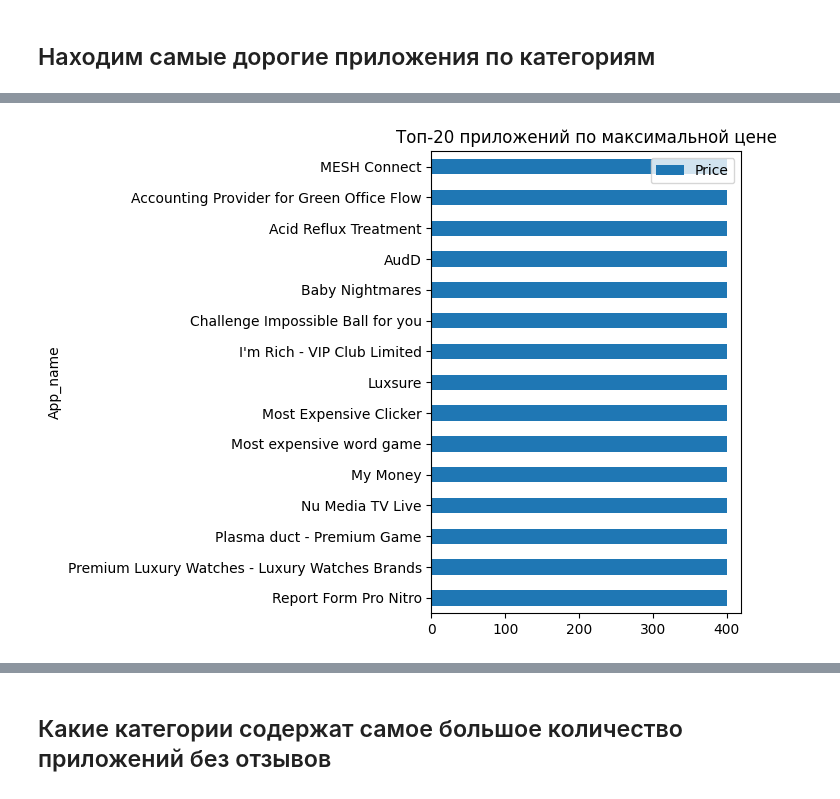
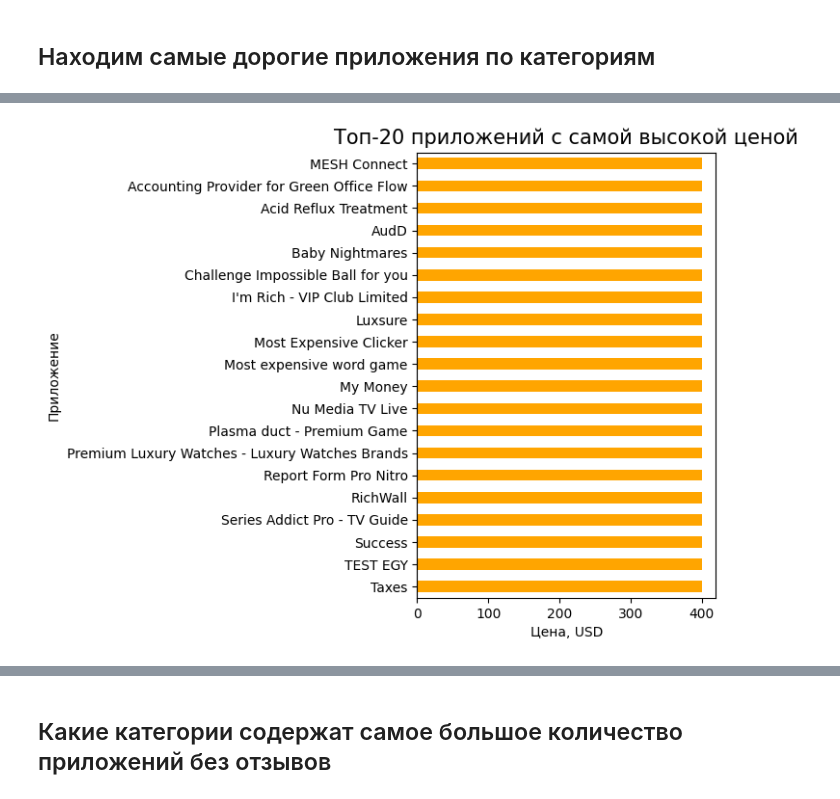
Before and after one commit to Valentin1313/DA_final_project, a Jupyter notebook: Final_Research.ipynb, the cells around one changed output, grey strips where cells are left out. Saved outputs shown, nothing was run; the diff lists cells and outputs as text; code cells hidden in the pictures.

```diff
--- a/Final_Research.ipynb
+++ b/Final_Research.ipynb
@@ -399,12 +449,12 @@ table_1
 # %%
 a=sns.color_palette()
-rcParams['figure.figsize']= 9,6
+rcParams['figure.figsize']= 9,8.5
 
 
 sns.barplot(table_1, x="Max_installs_млн_раз", y='App_name', hue='Category',palette=a)
-plt.title('Топ-10 самых популярных приложений по категориям', size=15, color='g', weight='bold')
+plt.title('Топ-20 самых популярных приложений по категориям', size=15, color='g', weight='bold')
 plt.xticks(rotation=0);
 plt.yticks(rotation=0);
 plt.xlabel('Максимальное кол-во установок, млн. раз');
-plt.ylabel('Приложени');
+plt.ylabel('Приложения');
 # %% [output]
@@ -657,0 +739,6 @@ Name: count, Length: 1063, dtype: int64
+# %%
+# Убираем цены с 0 и сортируем категории по наличию наибольшего кол-ва цен в каждой категории
+pl_store_with_0=pl_store.query("Price!=0") # убрали нули из DataFrame
+# Оставляем только долларовую валюту
+pl_with_0_dol=pl_store_with_0.query('Currency=="USD"')
+pl_with_0_dol.head(10)
@@ -714,8 +875,8 @@ tot_tab.head(5)
 # %% [markdown]
 ## Находим самые дорогие приложения по категориям
 # %%
-max_pr=pl_store.groupby(['App_name','Category','Maximum_installs'])['Price'].max().reset_index().nlargest(15,'Price')
+max_pr=pl_with_0_dol.groupby(['App_name','Category','Maximum_installs'])['Price'].max().reset_index().nlargest(20,'Price')
 max_pr=max_pr.reset_index()
-max_pr
+max_pr.head(5)
 # %% [output]
 |  | index | App_name | Category | Maximum_installs | Price |
@@ -737,9 +888,11 @@ max_pr
 # %%
 
-max_pr.sort_index(ascending=False).plot(x='App_name', y='Price', kind='barh',figsize=(4, 6),
-         logx=False,
-         title='Топ-20 приложений по максимальной цене')
+max_pr.sort_index(ascending=False).plot(x='App_name', y='Price', kind='barh',figsize=(4, 6), color='orange',legend=False)
+
+plt.title('Топ-20 приложений с самой высокой ценой', size=15)
+plt.xlabel('Цена, USD')
+plt.ylabel('Приложение')
 plt.show()
 # %% [output]
-[figure, old version]
+[figure, new version]
 # %%
```
Also changed, not shown: parts of 66 cells of this notebook.
